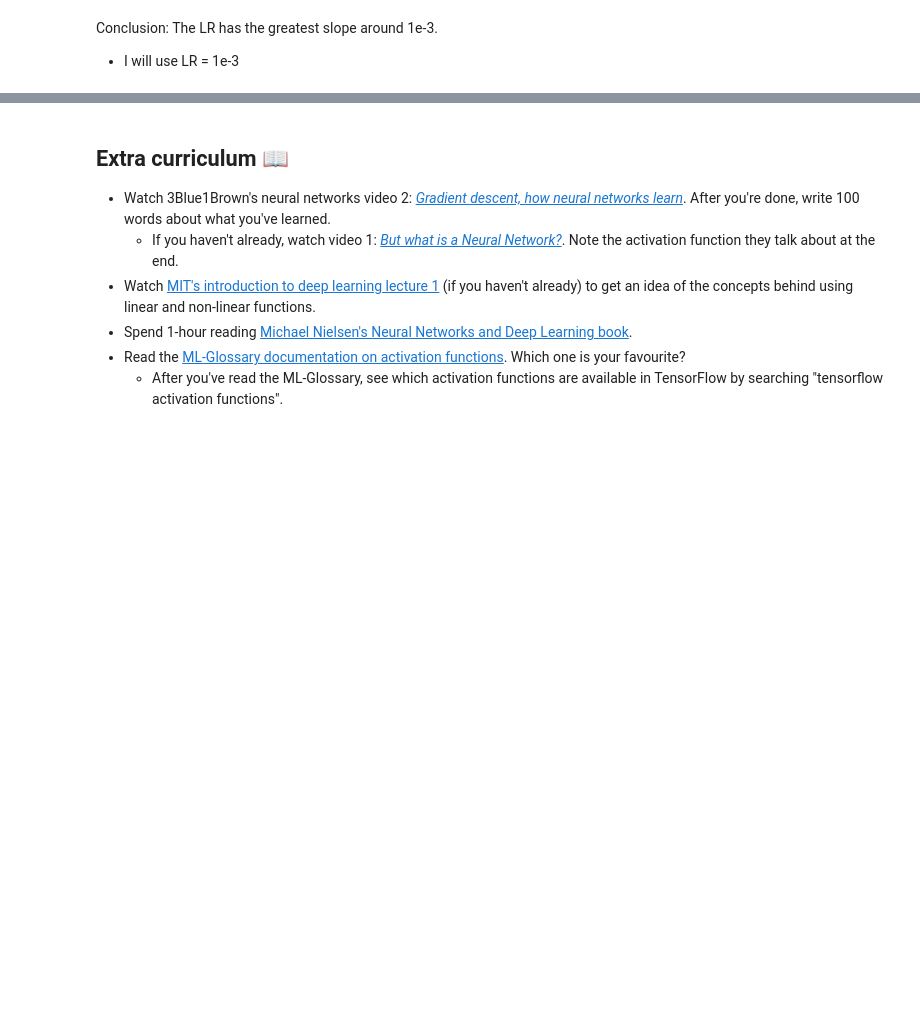
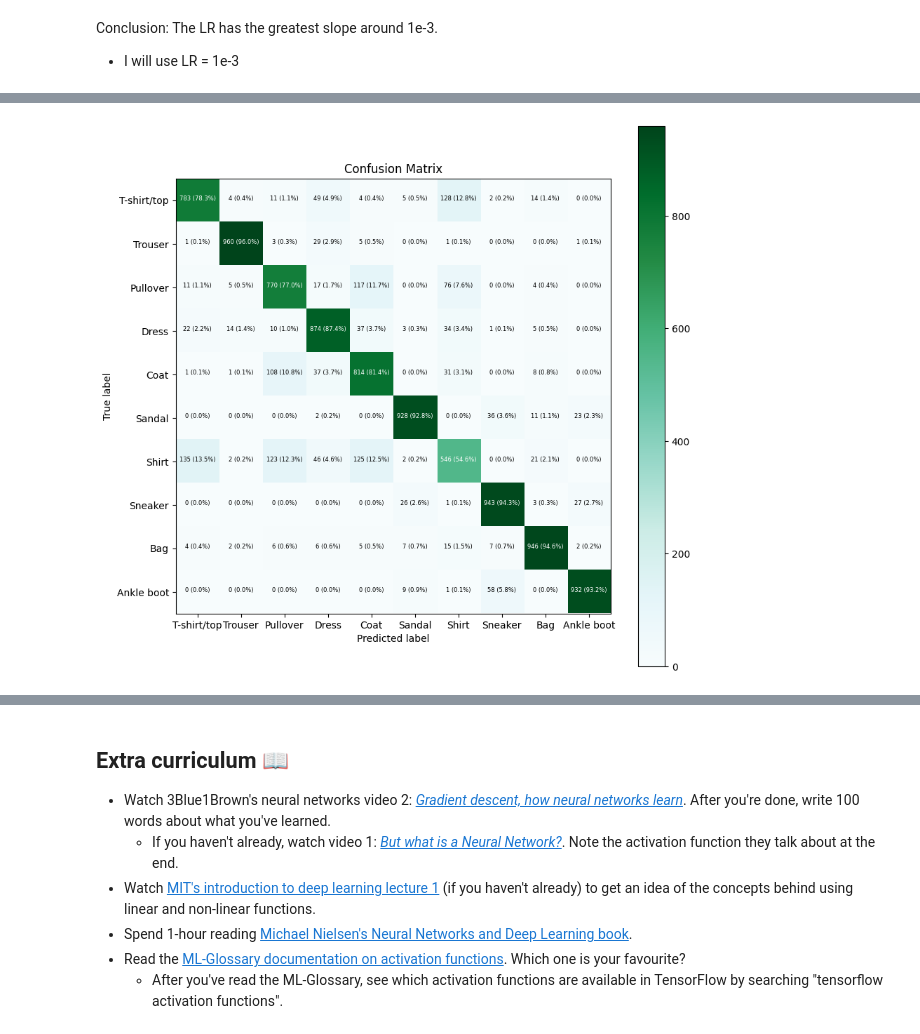
Before and after one commit to Fertmeneses/tensorflow-deep-learning, a Jupyter notebook: practice/02_exercises.ipynb, the cells around one changed output, grey strips where cells are left out. Drawn from its saved outputs; the diff is of its cells as text; code cells hidden in the pictures; blank space fills up the shorter version.

```diff
--- a/practice/02_exercises.ipynb
+++ b/practice/02_exercises.ipynb
@@ -565,0 +708,26 @@ visualize_examples_and_preds(
+# %%
+def final_preds(
+    data,
+    model
+    ):
+    """
+    Make the final predictions using the softmax function probability distribution.
+
+    --- Inputs ---
+
+    {data} [Numpy array]: array containing input, testing information.
+    {model} [Tensorflow object]: Trained model.
+
+    --- Return ---
+
+    {pred_labels} [Numpy array]: predicted labels.
+    """
+    # Obtain predictions using the model:
+    pred_dist = model.predict(data)
+    # Choose the highest probability option as the final prediction for each case:
+    pred_labels = np.array([softmax(t).argmax() for t in pred_dist])
+
+    return pred_labels
+# %%
+# Obtain model predictions:
+pred_labels = final_preds(test_data_norm,model_mnist)
@@ -565,0 +736,5 @@ visualize_examples_and_preds(
+# %%
+# Plot confusion matrix:
+plot_conf_matrix(pred_labels,test_labels,class_names=class_names)
+# %% [output]
+[figure, added]
```
Also changed, not shown: parts of 19 cells of this notebook, 1 other file.
